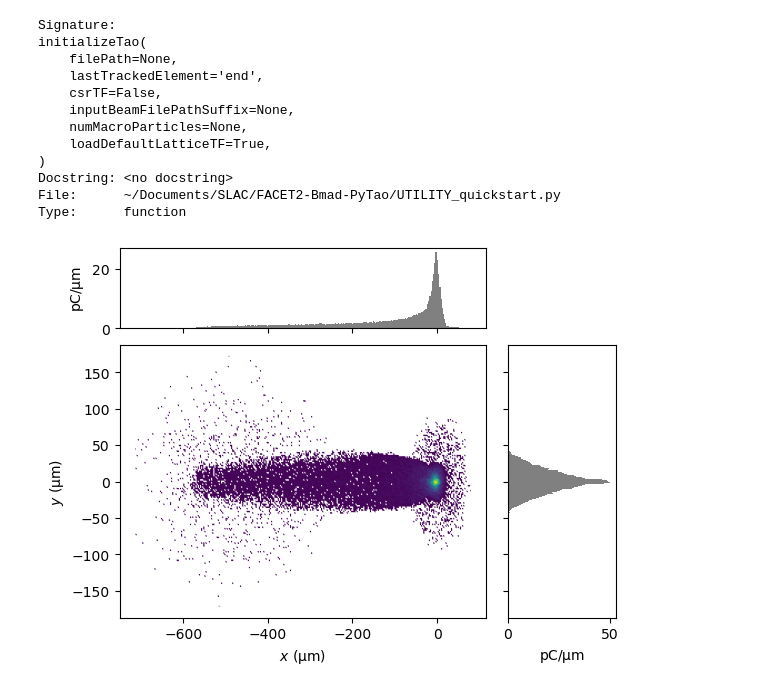
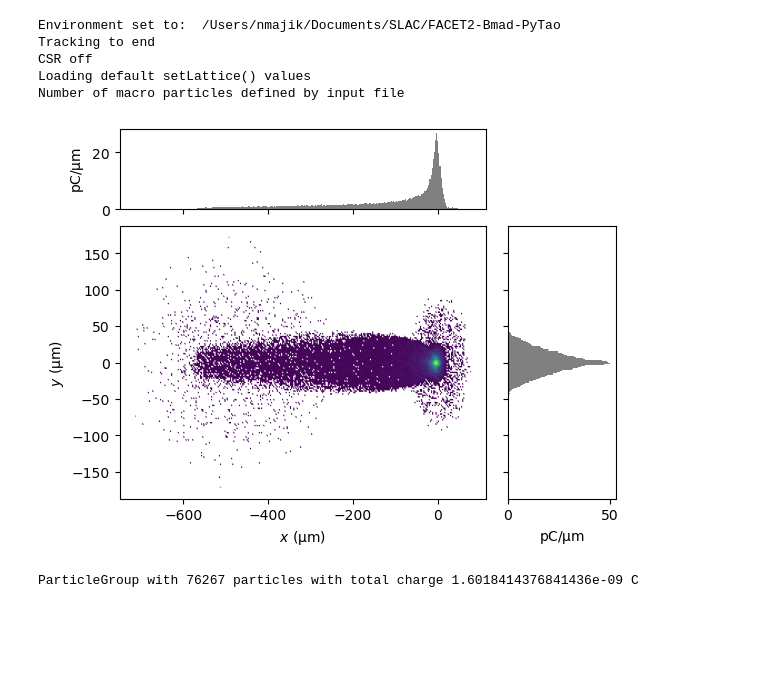
Before and after one commit to slaclab/Jitter-Forked-FACET2-Bmad-PyTao, a Jupyter notebook: 2024-06-26 Testing quickstart utility.ipynb, the cells around one changed output. Drawn from its saved outputs; the diff is of its cells as text; code cells hidden in the pictures; blank space fills up the shorter version.

```diff
--- a/2024-06-26 Testing quickstart utility.ipynb
+++ b/2024-06-26 Testing quickstart utility.ipynb
@@ -13,22 +20,20 @@ Loading default setLattice() values
 # %%
-?initializeTao
+tao = initializeTao(
+    inputBeamFilePathSuffix = '/beams/nmmToL0AFEND_2bunch_2024-02-16Clean/2024-02-16_2bunch_1e5Downsample_nudgeWeights_driverOnly_2023-05-16InjectorMatch.h5'
+)
 # %% [output]
-Signature:
-initializeTao(
-    filePath=None,
-    lastTrackedElement='end',
-    csrTF=False,
-    inputBeamFilePathSuffix=None,
-    numMacroParticles=None,
-    loadDefaultLatticeTF=True,
-)
-Docstring: <no docstring>
-File:      ~/Documents/SLAC/FACET2-Bmad-PyTao/UTILITY_quickstart.py
-Type:      function
+Environment set to:  /Users/nmajik/Documents/SLAC/FACET2-Bmad-PyTao
+Tracking to end
+CSR off
+Loading default setLattice() values
+Number of macro particles defined by input file
 # %%
 trackBeam(tao)
 # %%
-PPENT =  ParticleGroup(data=tao.bunch_data("PENT"))
-display(plotNMM(PPENT, 'x', 'y',  bins=300));
+P =  ParticleGroup(data=tao.bunch_data("PENT"))
+display(plotNMM(P, 'x', 'y',  bins=300));
+
+print(P)
 # %% [output]
-[figure, old version]
+[figure, new version]
+ParticleGroup with 76267 particles with total charge 1.6018414376841436e-09 C
```
Also changed, not shown: parts of 2 cells of this notebook, 12 other files.
